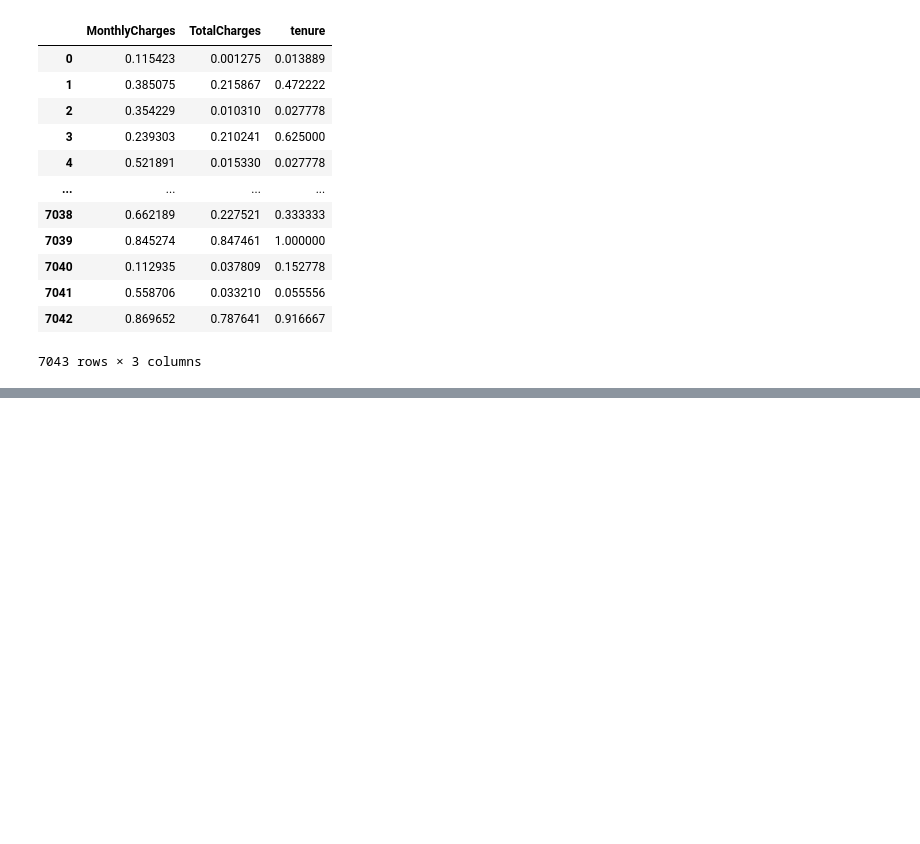
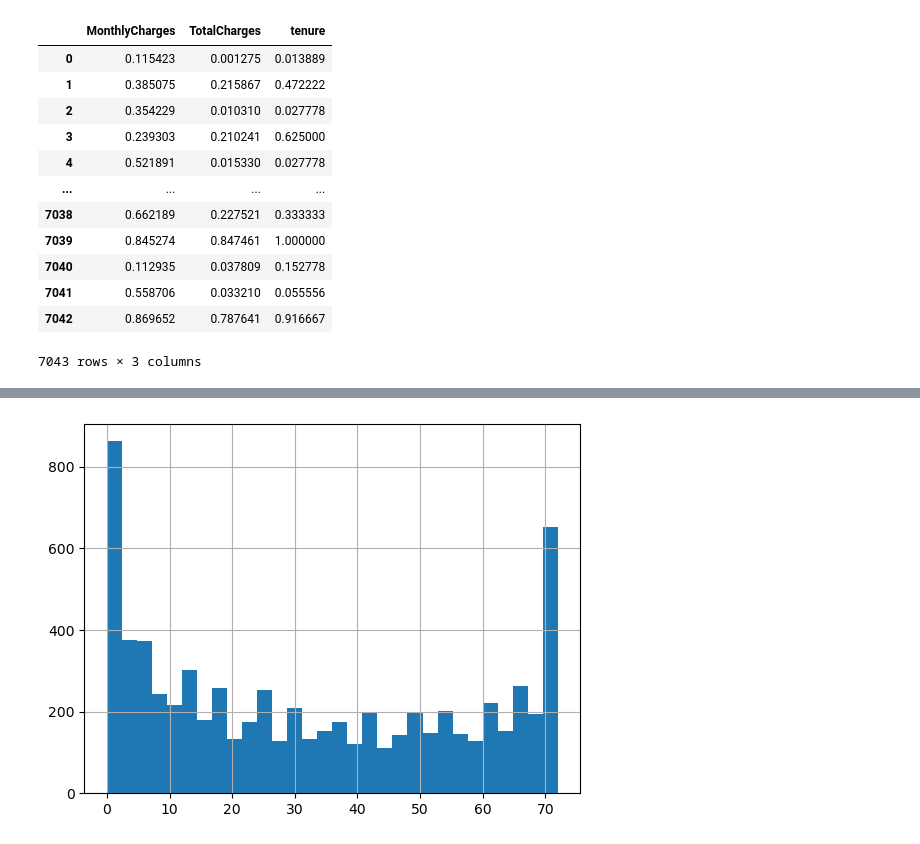
Before and after one commit to akhiri28/bits_sem2_api_driven_cloud_native_assignment_1, a Jupyter notebook: dataops/flows/dataops.ipynb, the cells around one changed output, grey strips where cells are left out. Saved outputs shown, nothing was run; the diff lists cells and outputs as text; code cells hidden in the pictures; blank space fills up the shorter version.

```diff
--- a/dataops/flows/dataops.ipynb
+++ b/dataops/flows/dataops.ipynb
@@ -378,3 +258,10 @@ memory usage: 736.5+ KB
+# %%
+path = Path.cwd().parent.parent / "data" / "Telco-Customer-Churn.csv"
+data = pd.read_csv(path)
+data['tenure'].hist(bins=30)
+plt.show()
+# %% [output]
+[figure, added]
 # %%
 # Replace these variables with your actual Prefect Cloud credentials
 PREFECT_API_KEY = "pnu_9ExUd6v7xvk7bG8AZ64dcfLx8qy7b40okpbv"  # Your Prefect Cloud API key
```
Also changed, not shown: parts of 23 cells of this notebook, 18 other files.
